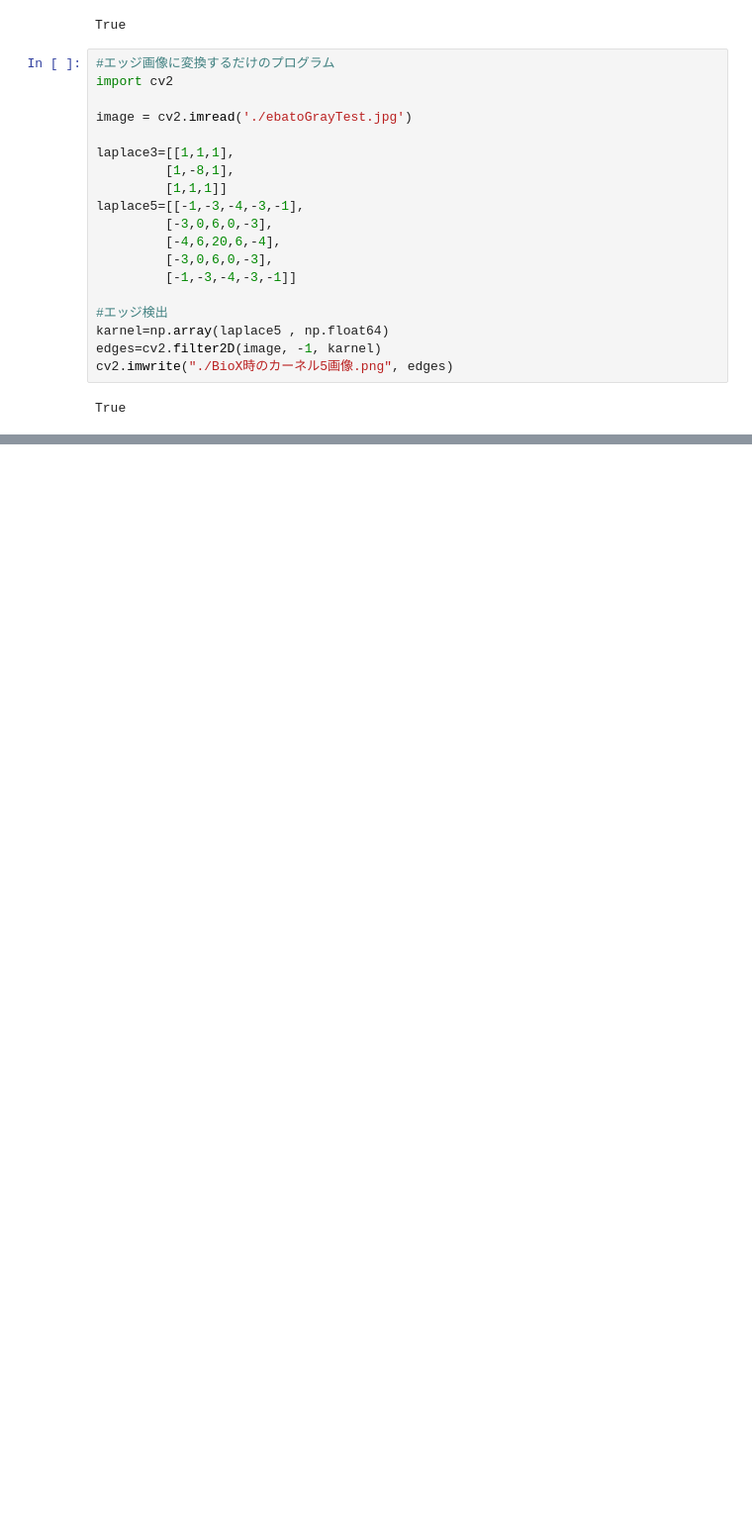
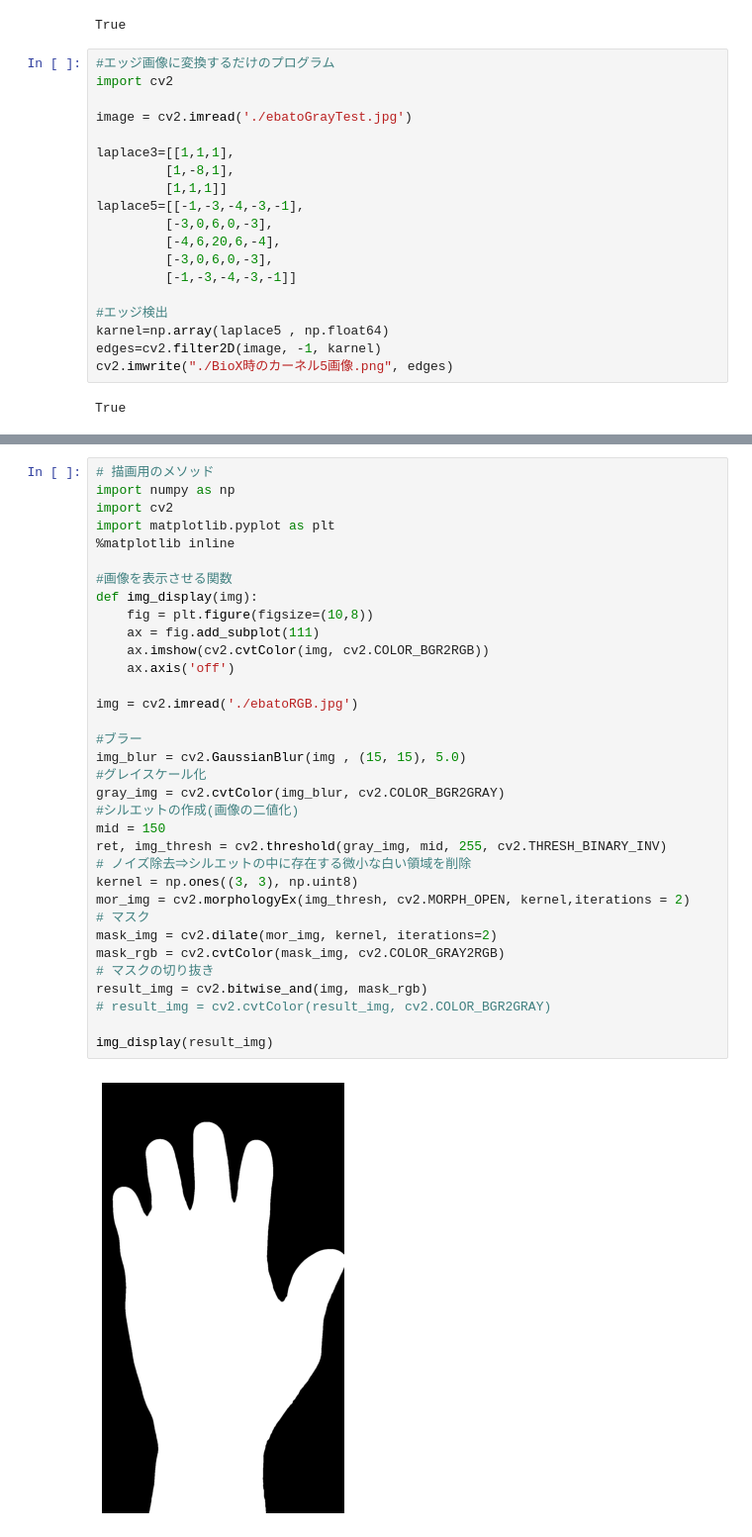
Before and after one commit to lolme-tech/2023-machine-learnings-for-Image, a Jupyter notebook: without machine learning progrraming.ipynb, the cells around one changed output, grey strips where cells are left out. Shown at 99% size. Cells and saved outputs as stored; diff of their text form; blank space fills up the shorter version.

```diff
--- a/without machine learning progrraming.ipynb
+++ b/without machine learning progrraming.ipynb
@@ -724,0 +780,36 @@ True
+# %%
+# 描画用のメソッド
+import numpy as np
+import cv2
+import matplotlib.pyplot as plt
+%matplotlib inline
+
+#画像を表示させる関数
+def img_display(img):
+    fig = plt.figure(figsize=(10,8))
+    ax = fig.add_subplot(111)
+    ax.imshow(cv2.cvtColor(img, cv2.COLOR_BGR2RGB))
+    ax.axis('off')
+
+img = cv2.imread('./ebatoRGB.jpg')
+
+#ブラー
+img_blur = cv2.GaussianBlur(img , (15, 15), 5.0)
+#グレイスケール化
+gray_img = cv2.cvtColor(img_blur, cv2.COLOR_BGR2GRAY)
+#シルエットの作成(画像の二値化)
+mid = 150
+ret, img_thresh = cv2.threshold(gray_img, mid, 255, cv2.THRESH_BINARY_INV)
+# ノイズ除去⇒シルエットの中に存在する微小な白い領域を削除
+kernel = np.ones((3, 3), np.uint8)
+mor_img = cv2.morphologyEx(img_thresh, cv2.MORPH_OPEN, kernel,iterations = 2)
+# マスク
+mask_img = cv2.dilate(mor_img, kernel, iterations=2)
+mask_rgb = cv2.cvtColor(mask_img, cv2.COLOR_GRAY2RGB)
+# マスクの切り抜き
+result_img = cv2.bitwise_and(img, mask_rgb)
+# result_img = cv2.cvtColor(result_img, cv2.COLOR_BGR2GRAY)
+
+img_display(result_img)
+# %% [output]
+[figure, added]
```
Also changed, not shown: parts of 5 cells of this notebook.
